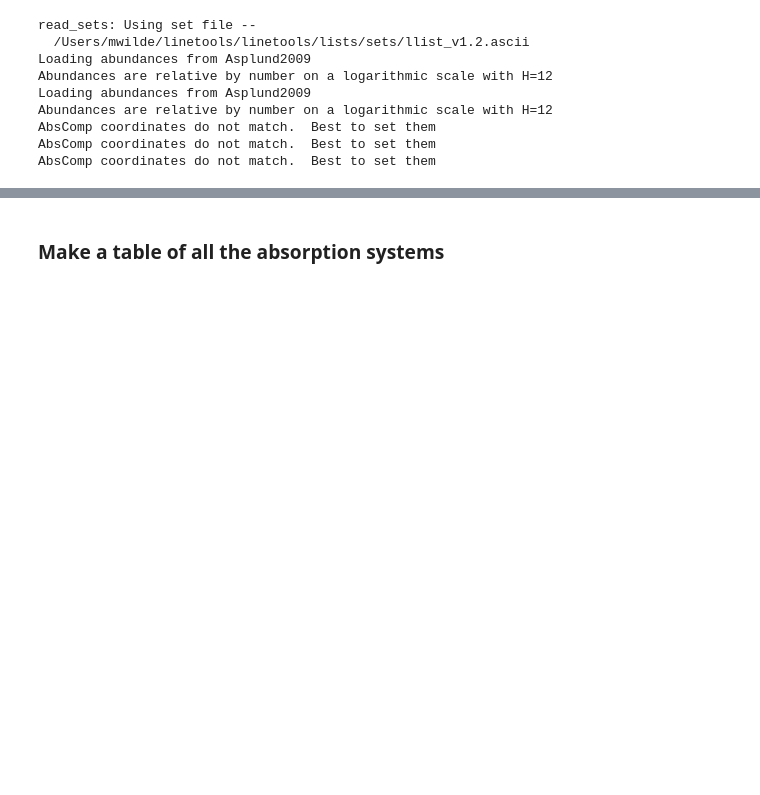
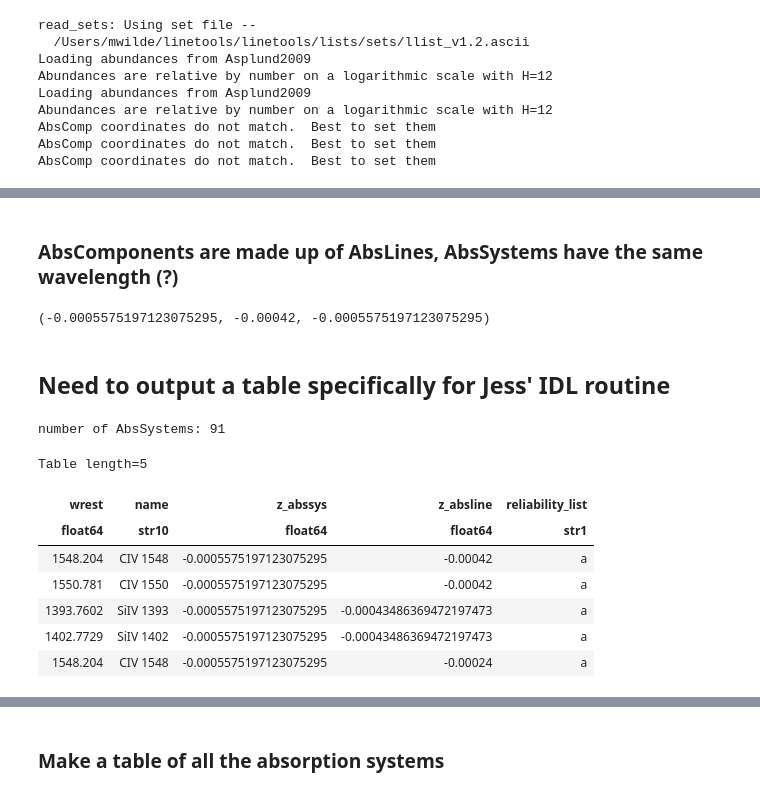
Before and after one commit to mattcwilde/gmosredux, a Jupyter notebook: AbsorptionTable.ipynb, the cells around one changed output, grey strips where cells are left out. Drawn from its saved outputs; the diff is of its cells as text; code cells hidden in the pictures; blank space fills up the shorter version.

```diff
--- a/AbsorptionTable.ipynb
+++ b/AbsorptionTable.ipynb
@@ -41,0 +68,48 @@ abssys = qso.make_igmsystems()
+# %% [markdown]
+### AbsComponents are made up of AbsLines, AbsSystems have the same wavelength (?)
+# %%
+absline = igmsys[0]._components[0]._abslines[0]
+igmsys[0].zabs, absline.z, comp.zcomp
+# %% [output]
+(-0.0005575197123075295, -0.00042, -0.0005575197123075295)
+# %% [markdown]
+## Need to output a table specifically for Jess' IDL routine
+# %%
+wrest_list = []
+name_list = []
+z_abs_list = []
+z_line_list = []
+reliability_list = []
+print("number of AbsSystems:", len(igmsys))
+for abssys in igmsys:
+    # print("\t num comps", len(components_list))
+    components_list = abssys._components
+    z_abs = abssys.zabs
+    for comp in components_list:
+        # print("\t \t num abslines",len(absline_list))
+        reliability = comp.reliability
+        absline_list = comp._abslines
+        for absline in absline_list:
+            # print(absline.wrest.value, absline.name, absline.z, z_abs)
+            wrest_list.append(absline.wrest.value)
+            name_list.append(absline.name)
+            z_abs_list.append(z_abs)
+            z_line_list.append(absline.z)
+            reliability_list.append(reliability)
+# %% [output]
+number of AbsSystems: 91
+# %%
+# Make a table
+absline_table = Table(data=[wrest_list, name_list, z_abs_list, z_line_list, reliability_list],
+      names=["wrest", "name", "z_abssys", "z_absline", "reliability_list"])
+# %%
+absline_table[:5]
+# %% [output]
+Table length=5
+| wrest | name | z_abssys | z_absline | reliability_list |
+| float64 | str10 | float64 | float64 | str1 |
+| 1548.204 | CIV 1548 | -0.0005575197123075295 | -0.00042 | a |
+| 1550.781 | CIV 1550 | -0.0005575197123075295 | -0.00042 | a |
+| 1393.7602 | SiIV 1393 | -0.0005575197123075295 | -0.00043486369472197473 | a |
+| 1402.7729 | SiIV 1402 | -0.0005575197123075295 | -0.00043486369472197473 | a |
+| 1548.204 | CIV 1548 | -0.0005575197123075295 | -0.00024 | a |
```
Also changed, not shown: parts of 20 cells of this notebook.
